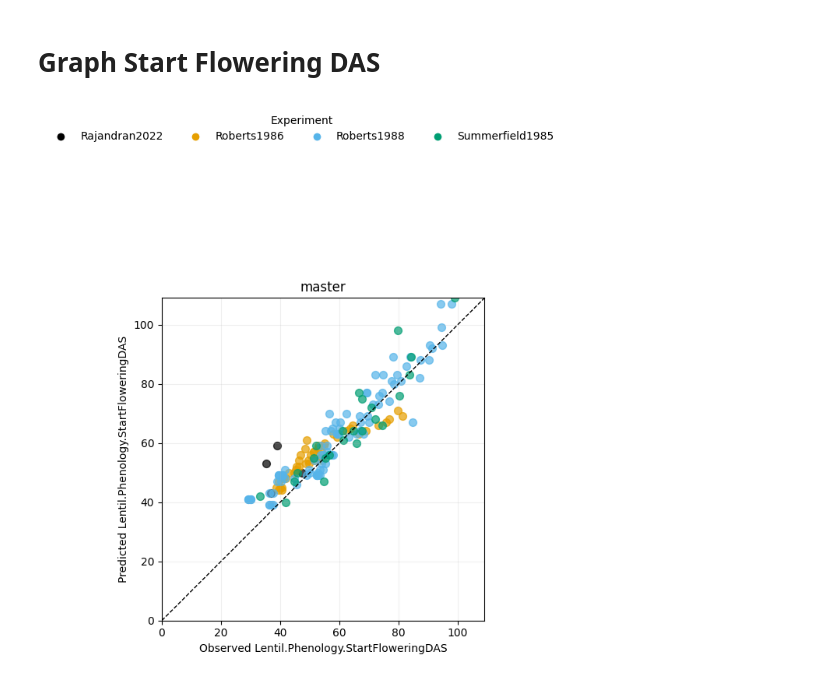
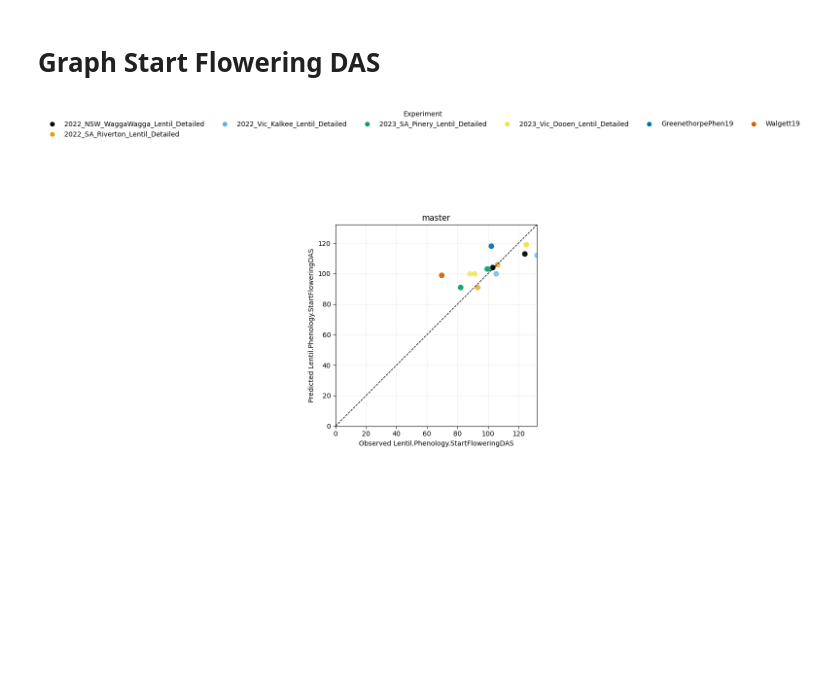
Before and after one commit to HamishBrownPFR/ApsimX, a Jupyter notebook: Prototypes/Lentil/ApsimOutputAgregate.ipynb, the cells around one changed output. Drawn from its saved outputs; the diff is of its cells as text; code cells hidden in the pictures; blank space fills up the shorter version.

```diff
--- a/Prototypes/Lentil/ApsimOutputAgregate.ipynb
+++ b/Prototypes/Lentil/ApsimOutputAgregate.ipynb
@@ -955,13 +955,13 @@ def plot_obs_pred_by_branch(
 # %%
 plot_obs_pred_by_branch(
     tidy,
     "Lentil.Phenology.StartFloweringDAS",
     color_by = "Experiment",
-    filters = {"Lentil.SowingData.Cultivar": ["Precoz"]}
+    filters = {"Lentil.SowingData.Cultivar": ["Bolt"]}
 )
 plt.show()
 # %% [output]
-[figure, old version]
+[figure, new version]
 # %%
 plot_obs_pred_by_branch(
     tidy,
```
Also changed, not shown: parts of 6 cells of this notebook, 13 other files.
